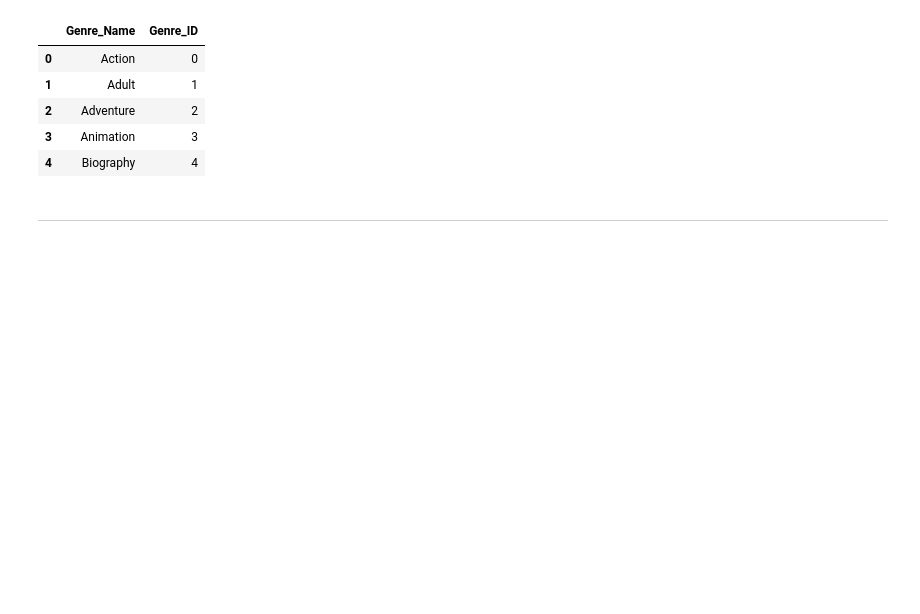
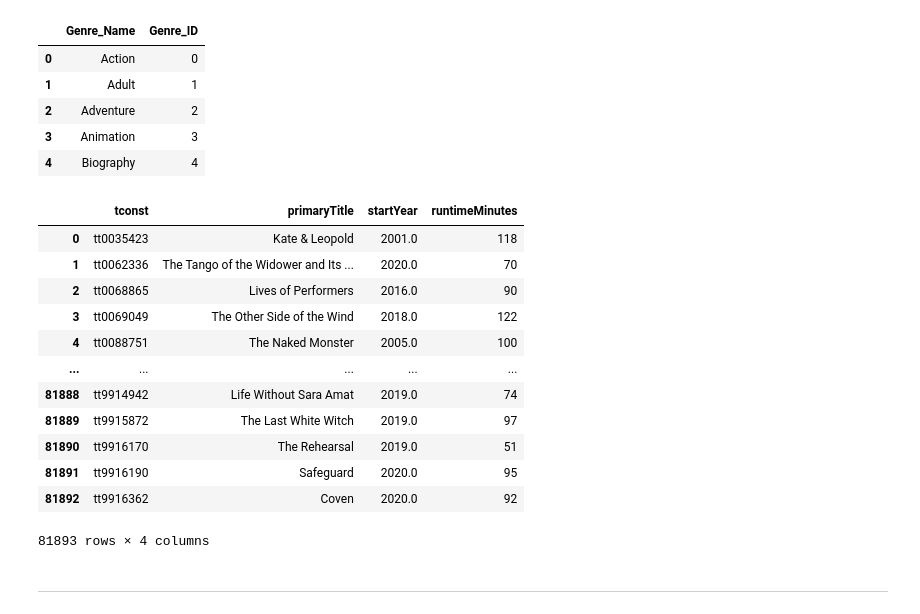
Before and after one commit to valmazan/8_21_Project_3_Part_3_Victoria_Almazan, a Jupyter notebook: Project 3 Part 3 Core_Victoria_Almazan.ipynb, the cells around one changed output. Saved outputs shown, nothing was run; the diff lists cells and outputs as text; code cells hidden in the pictures; blank space fills up the shorter version.

```diff
--- a/Project 3 Part 3 Core_Victoria_Almazan.ipynb
+++ b/Project 3 Part 3 Core_Victoria_Almazan.ipynb
@@ -430,6 +430,23 @@ genre_lookup.head()
 | 2 | Adventure | 2 |
 | 3 | Animation | 3 |
 | 4 | Biography | 4 |
+# %%
+basics = basics.drop(columns =['genres','genres_split'])
+basics
+# %% [output]
+|  | tconst | primaryTitle | startYear | runtimeMinutes |
+| 0 | tt0035423 | Kate & Leopold | 2001.0 | 118 |
+| 1 | tt0062336 | The Tango of the Widower and Its ... | 2020.0 | 70 |
+| 2 | tt0068865 | Lives of Performers | 2016.0 | 90 |
+| 3 | tt0069049 | The Other Side of the Wind | 2018.0 | 122 |
+| 4 | tt0088751 | The Naked Monster | 2005.0 | 100 |
+| ... | ... | ... | ... | ... |
+| 81888 | tt9914942 | Life Without Sara Amat | 2019.0 | 74 |
+| 81889 | tt9915872 | The Last White Witch | 2019.0 | 97 |
+| 81890 | tt9916170 | The Rehearsal | 2019.0 | 51 |
+| 81891 | tt9916190 | Safeguard | 2020.0 | 95 |
+| 81892 | tt9916362 | Coven | 2020.0 | 92 |
+81893 rows × 4 columns
 # %% [markdown]
 ---
 # %% [markdown]
```
Also changed, not shown: parts of 15 cells of this notebook.
